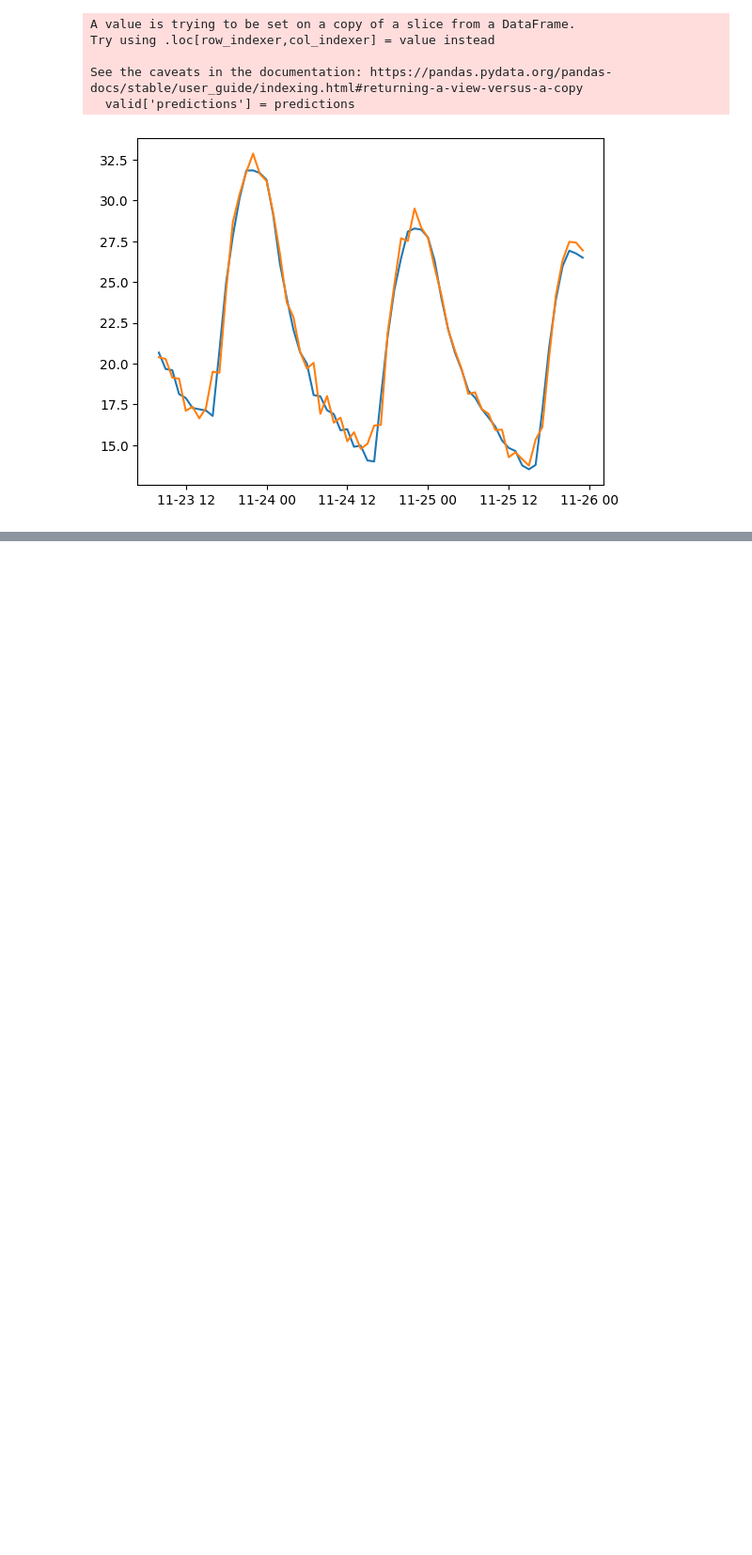
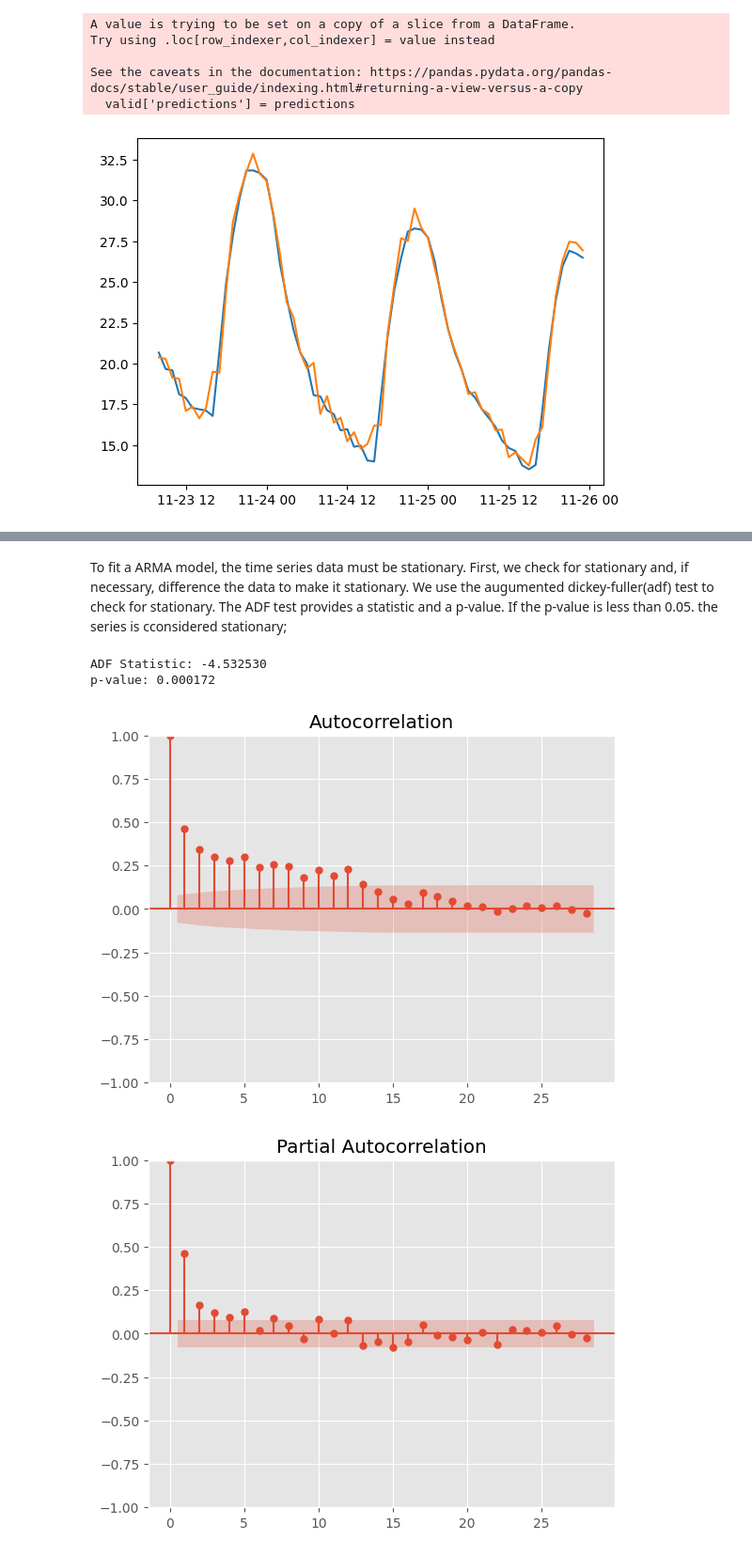
Before and after one commit to alvarosamp/ML_TO_GEOSCIENCE, a Jupyter notebook: Codigos/Time_Series_Forecast(Aula 7).ipynb, the cells around one changed output, grey strips where cells are left out. Shown at 94% size. Cells and saved outputs as stored; diff of their text form; code cells hidden in the pictures; blank space fills up the shorter version.

```diff
--- a/Codigos/Time_Series_Forecast(Aula 7).ipynb
+++ b/Codigos/Time_Series_Forecast(Aula 7).ipynb
@@ -539,0 +612,25 @@ See the caveats in the documentation: https://pandas.pydata.org/pandas-docs/stab
+# %% [markdown]
+To fit a ARMA model, the time series data must be stationary. First, we check for stationary and, if necessary, difference the data to make it stationary. We use the augumented dickey-fuller(adf) test to check for stationary. The ADF test provides a statistic and a p-value. If the p-value is less than 0.05. the series is cconsidered stationary;
+# %%
+from statsmodels.tsa.stattools import adfuller
+
+#Check for stationary
+result = adfuller(df_1900['Monthly Anomaly'])
+print('ADF Statistic: %f' % result[0])
+print('p-value: %f' % result[1])
+# %% [output]
+ADF Statistic: -4.532530
+p-value: 0.000172
+# %%
+from statsmodels.graphics.tsaplots import plot_acf, plot_pacf
+
+# Plot ACF
+plot_acf(df_1900['Monthly Anomaly'])
+plt.show()
+
+# Plot PACF
+plot_pacf(df_1900['Monthly Anomaly'])
+plt.show()
+# %% [output]
+[figure, added]
+[figure, added]
```
Also changed, not shown: parts of 13 cells of this notebook.
